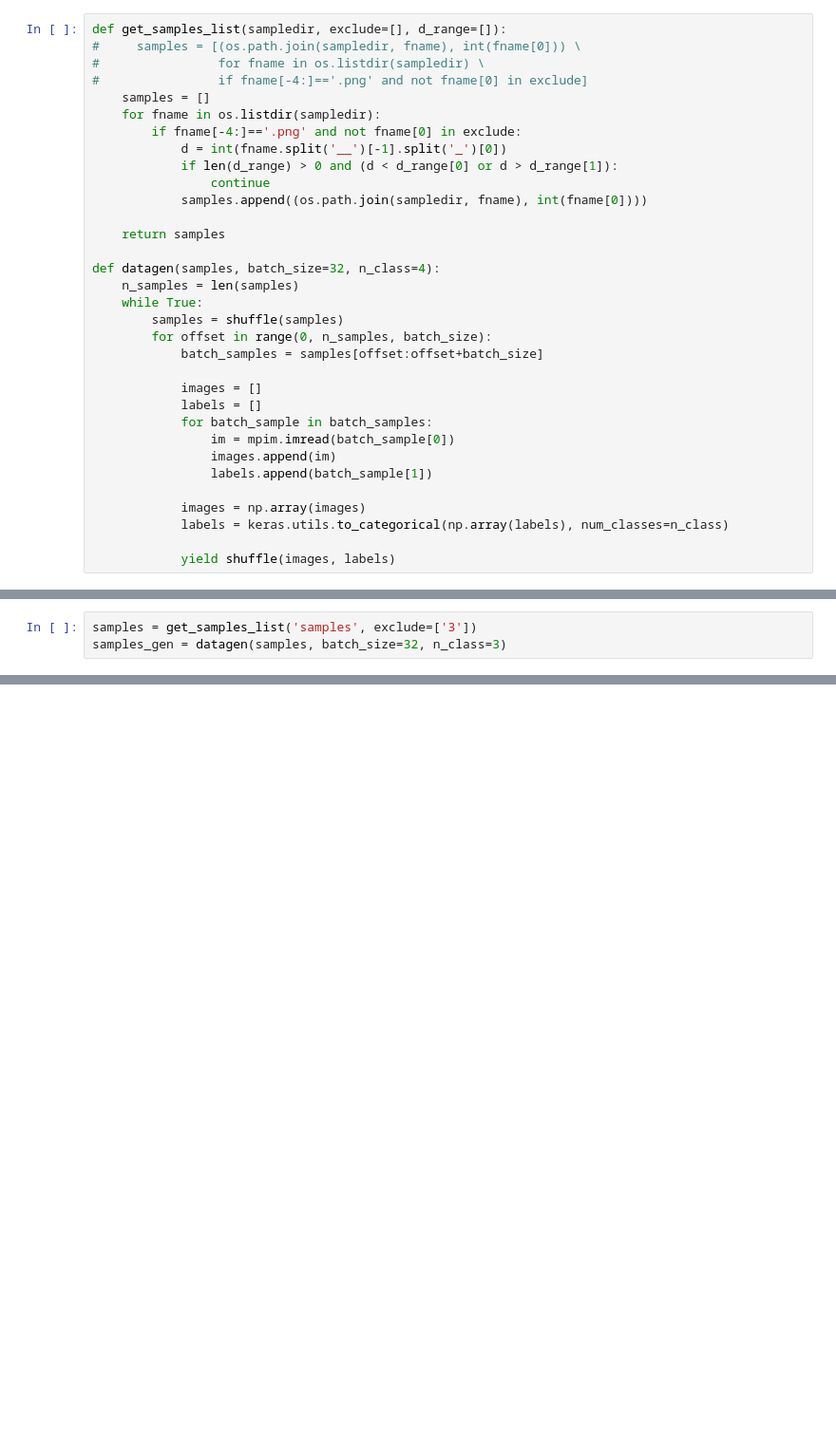
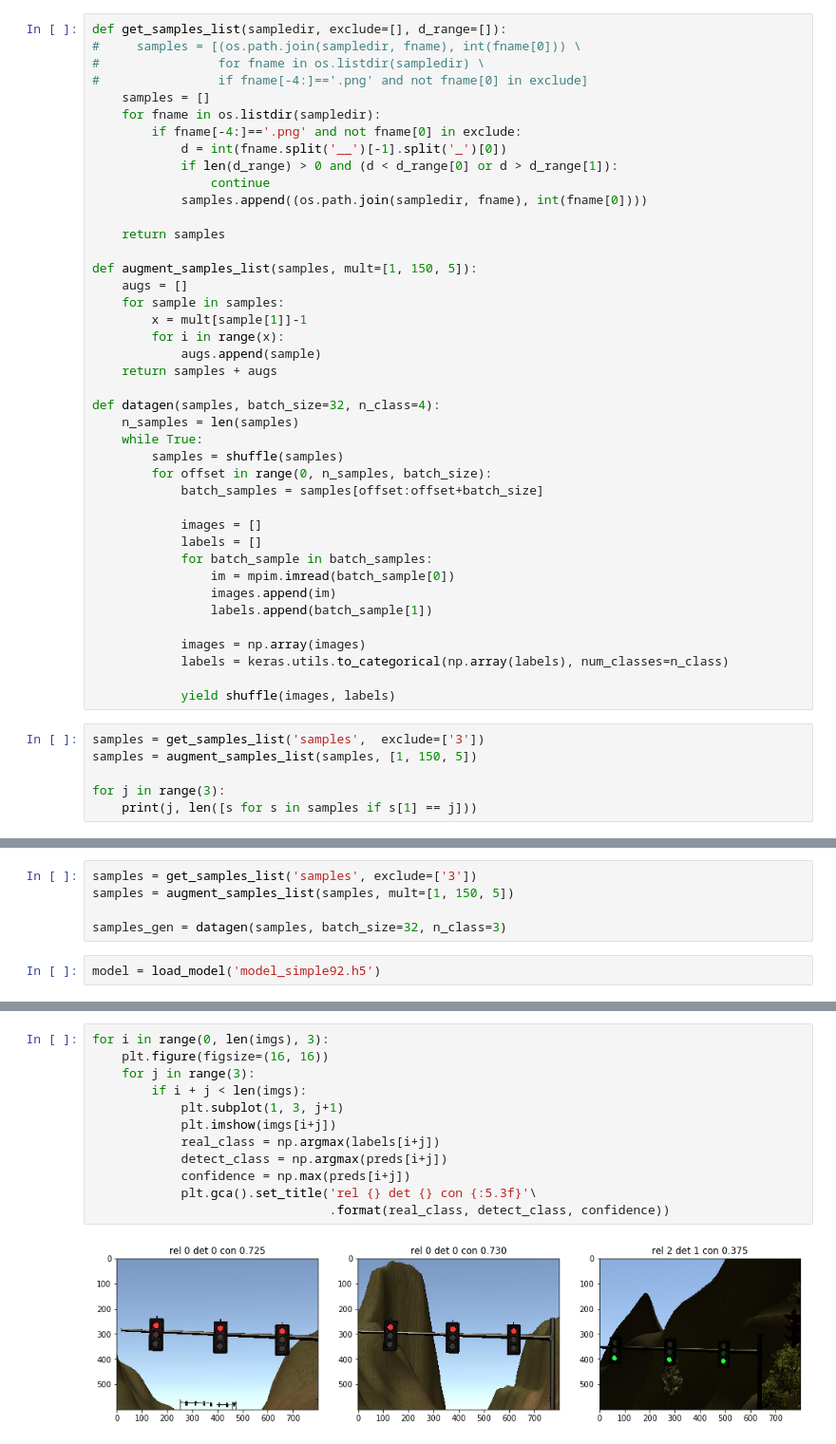
Before and after one commit to zfsang/udsdc_p9_system_integration, a Jupyter notebook: tl_detector_trainer.ipynb, the cells around one changed output, grey strips where cells are left out. Shown at 95% size. Cells and saved outputs as stored; diff of their text form; blank space fills up the shorter version.

Commit message:
feat: add more model, add hooks for integration

```diff
--- a/tl_detector_trainer.ipynb
+++ b/tl_detector_trainer.ipynb
@@ -40,6 +38,14 @@ def get_samples_list(sampledir, exclude=[], d_range=[]):
             samples.append((os.path.join(sampledir, fname), int(fname[0])))
 
     return samples
+
+def augment_samples_list(samples, mult=[1, 150, 5]):
+    augs = []
+    for sample in samples:
+        x = mult[sample[1]]-1
+        for i in range(x):
+            augs.append(sample)
+    return samples + augs
 
 def datagen(samples, batch_size=32, n_class=4):
     n_samples = len(samples)
@@ -59,3 +65,9 @@ def datagen(samples, batch_size=32, n_class=4):
             labels = keras.utils.to_categorical(np.array(labels), num_classes=n_class)
 
             yield shuffle(images, labels)
+# %%
+samples = get_samples_list('samples',  exclude=['3'])
+samples = augment_samples_list(samples, [1, 150, 5])
+
+for j in range(3):
+    print(j, len([s for s in samples if s[1] == j]))
@@ -175,6 +248,10 @@ Epoch 9/9
 # %%
 samples = get_samples_list('samples', exclude=['3'])
+samples = augment_samples_list(samples, mult=[1, 150, 5])
+
 samples_gen = datagen(samples, batch_size=32, n_class=3)
+# %%
+model = load_model('model_simple92.h5')
 # %%
 imgs, labels = next(samples_gen)
 preds = model.predict(imgs, len(imgs), verbose=0)
@@ -215,0 +278,14 @@ for img, label, pred in zip(imgs, labels, preds):
+# %%
+for i in range(0, len(imgs), 3):
+    plt.figure(figsize=(16, 16))
+    for j in range(3):
+        if i + j < len(imgs):
+            plt.subplot(1, 3, j+1)
+            plt.imshow(imgs[i+j])
+            real_class = np.argmax(labels[i+j])
+            detect_class = np.argmax(preds[i+j])
+            confidence = np.max(preds[i+j])
+            plt.gca().set_title('rel {} det {} con {:5.3f}'\
+                                .format(real_class, detect_class, confidence))
+# %% [output]
+[figure, added]
```
Also changed, not shown: parts of 16 cells of this notebook, 8 other files.
